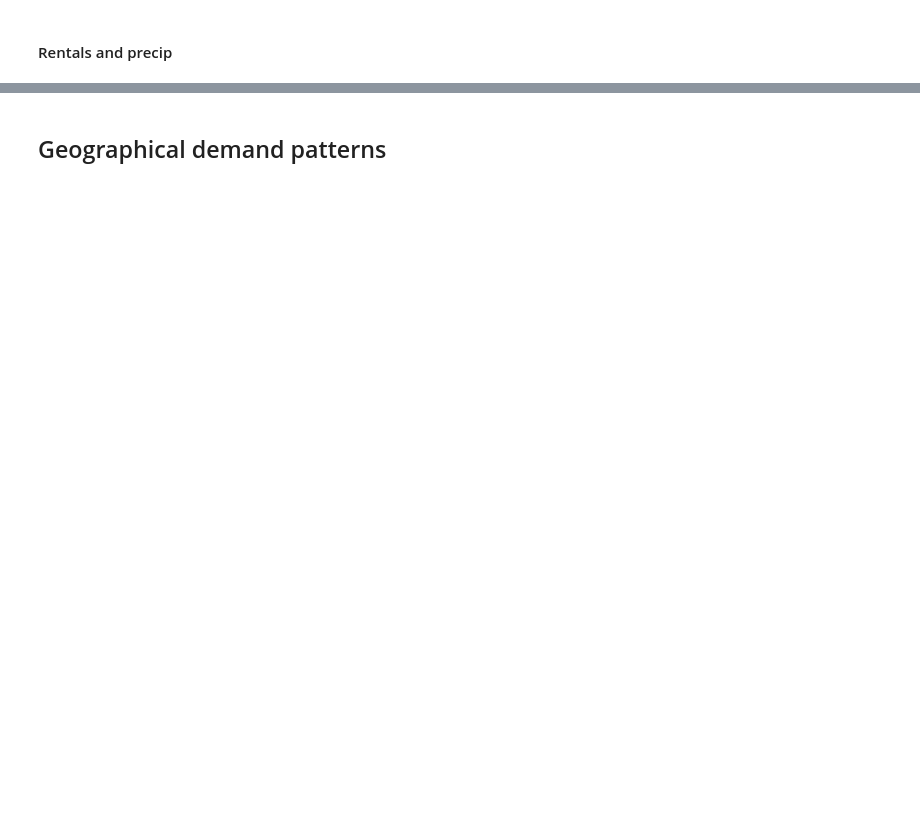
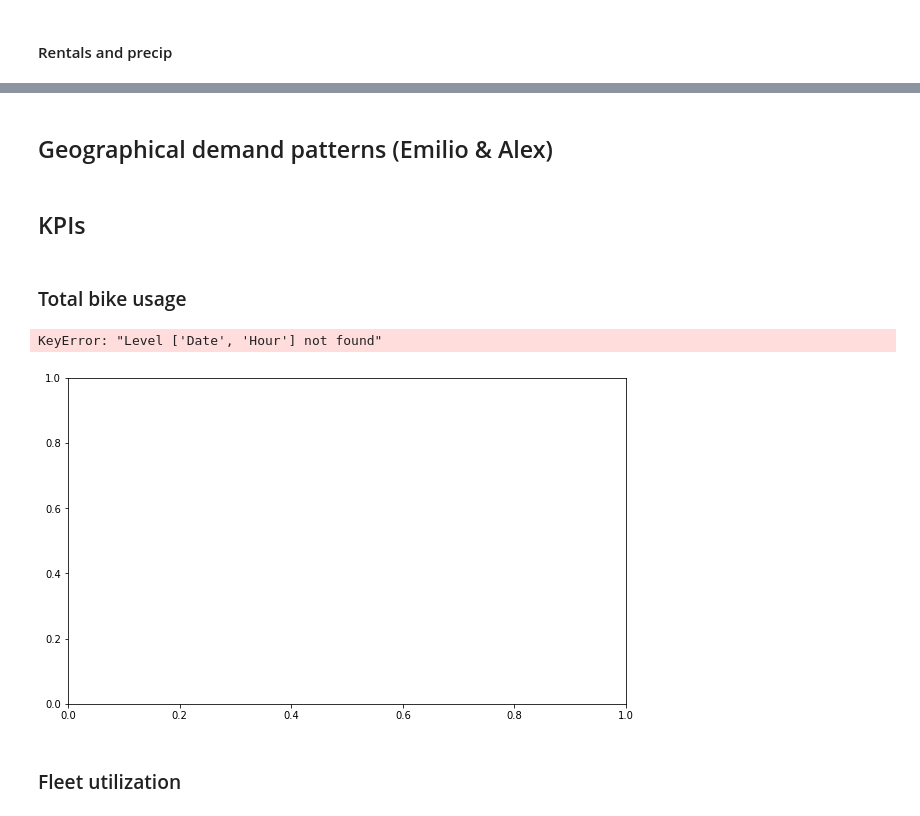
Before and after one commit to NeffIsBack/ThePredictors_DSML_Team_Assignment, a Jupyter notebook: Descriptive_Analytics.ipynb, the cells around one changed output, grey strips where cells are left out. Drawn from its saved outputs; the diff is of its cells as text; code cells hidden in the pictures; blank space fills up the shorter version.

Commit message:
tryed to implement percentage usage per hour

```diff
--- a/Descriptive_Analytics.ipynb
+++ b/Descriptive_Analytics.ipynb
@@ -754,2 +862,23 @@ plt.show()
 # %% [markdown]
-## Geographical demand patterns
+## Geographical demand patterns (Emilio & Alex)
+# %% [markdown]
+## KPIs
+# %% [markdown]
+### Total bike usage
+# %%
+rentals_hour3 = chi_data.groupby(["Date","Hour"])['bike_id'].count()
+rentals_hour3 =pd.DataFrame(rentals_hour3)
+
+fig, ax = plt.subplots(figsize = (10,6))
+
+
+sns.lineplot(x = rentals_hour3.index.get_level_values(["Date", "Hour"]), y =rentals_hour3['bike_id'], ax = ax)
+ax.set_title('Bike rentals per hour')
+ax.set_ylabel("Bike rentals")
+plt.show()
+rentals_hour
+# %% [output]
+KeyError: "Level ['Date', 'Hour'] not found"
+[figure, added]
+# %% [markdown]
+### Fleet utilization
```
Also changed, not shown: parts of 35 cells of this notebook.
